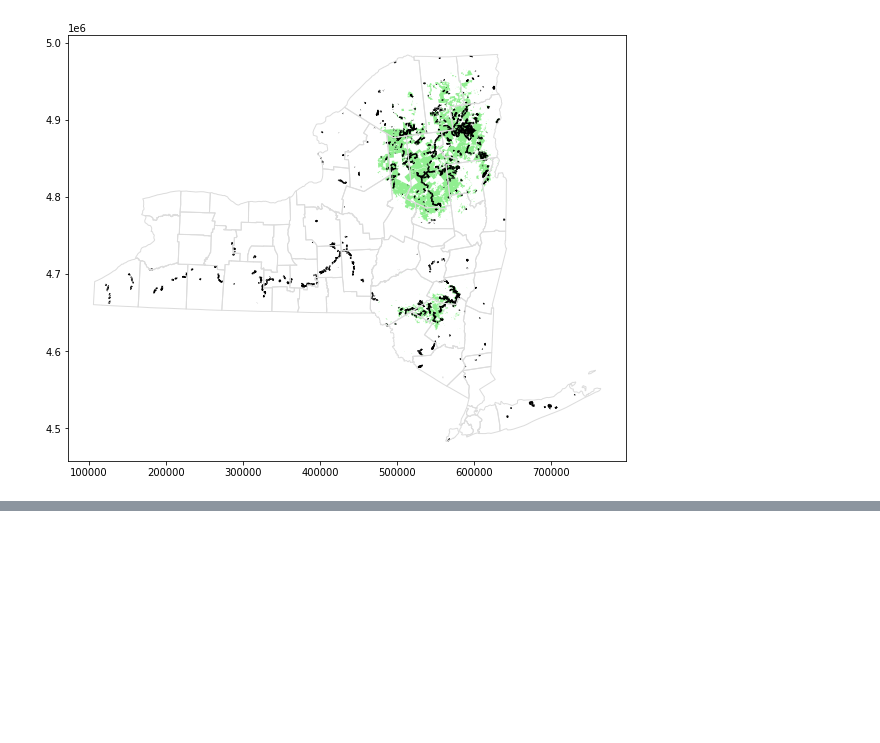
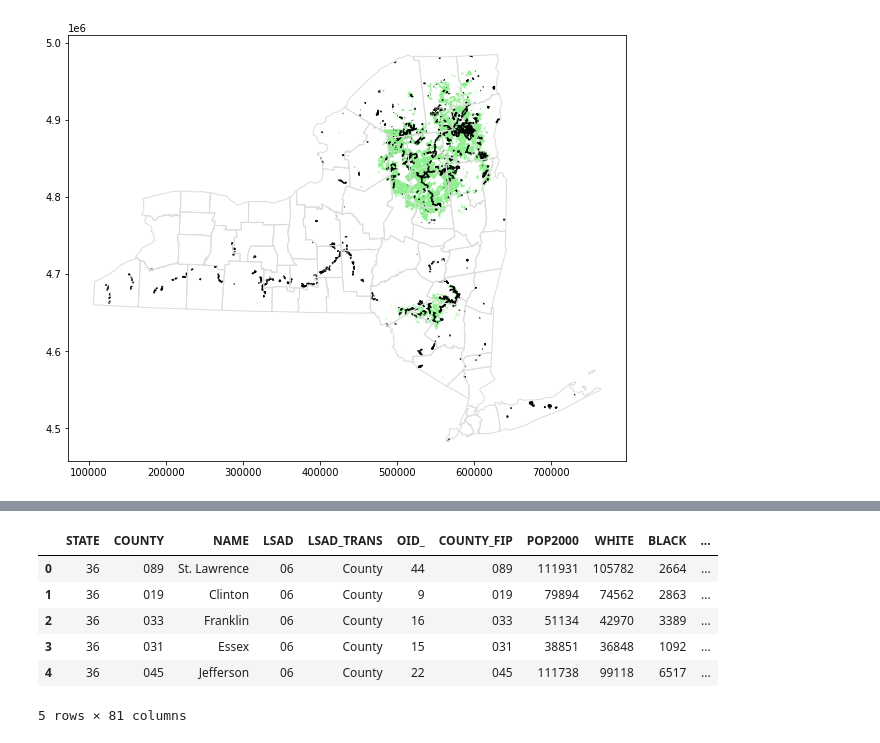
Before and after one commit to hari-viswanathan/learning, a Jupyter notebook: geospatial_analysis.ipynb, the cells around one changed output, grey strips where cells are left out. Cells and saved outputs as stored; diff of their text form; code cells hidden in the pictures; blank space fills up the shorter version.

```diff
--- a/geospatial_analysis.ipynb
+++ b/geospatial_analysis.ipynb
@@ -83,0 +124,10 @@ trails.plot(color='black', markersize=1, ax=ax)
+# %%
+counties.head()
+# %% [output]
+|  | STATE | COUNTY | NAME | LSAD | LSAD_TRANS | OID_ | COUNTY_FIP | POP2000 | WHITE | BLACK | ... |
+| 0 | 36 | 089 | St. Lawrence | 06 | County | 44 | 089 | 111931 | 105782 | 2664 | ... |
+| 1 | 36 | 019 | Clinton | 06 | County | 9 | 019 | 79894 | 74562 | 2863 | ... |
+| 2 | 36 | 033 | Franklin | 06 | County | 16 | 033 | 51134 | 42970 | 3389 | ... |
+| 3 | 36 | 031 | Essex | 06 | County | 15 | 031 | 38851 | 36848 | 1092 | ... |
+| 4 | 36 | 045 | Jefferson | 06 | County | 22 | 045 | 111738 | 99118 | 6517 | ... |
+5 rows × 81 columns
```
Also changed, not shown: parts of 5 cells of this notebook.
